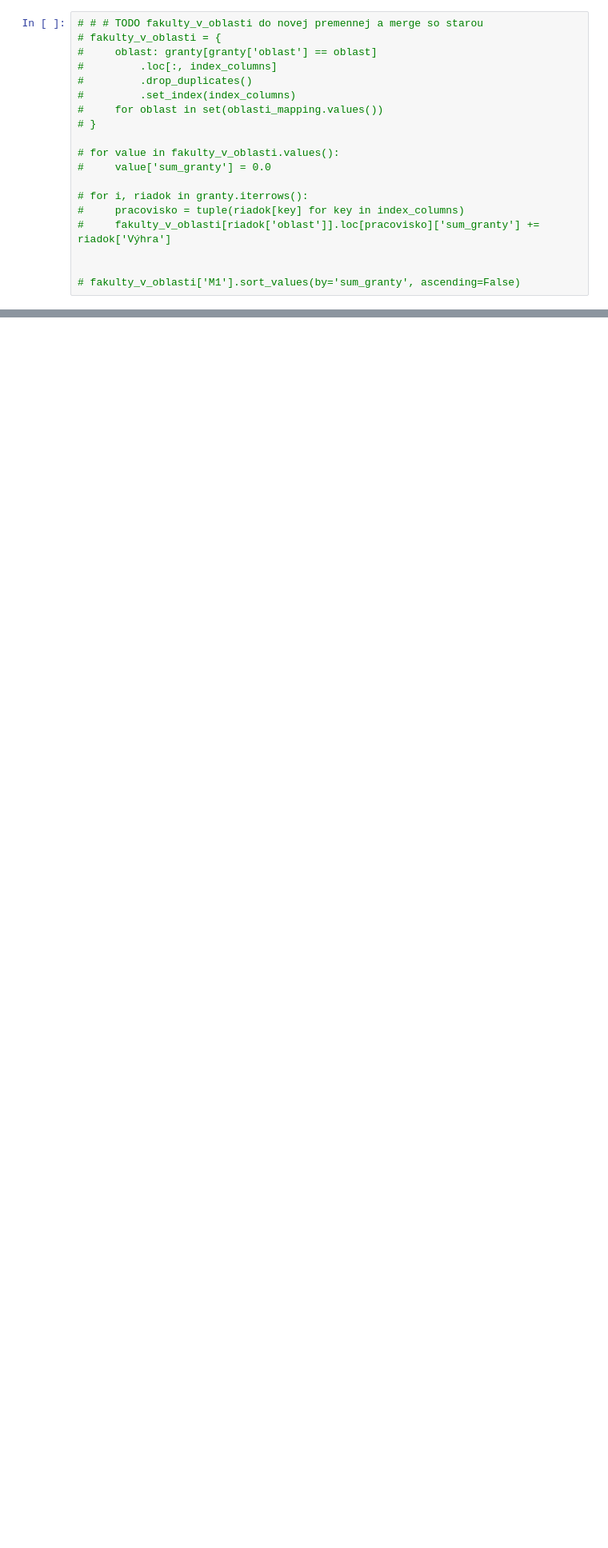
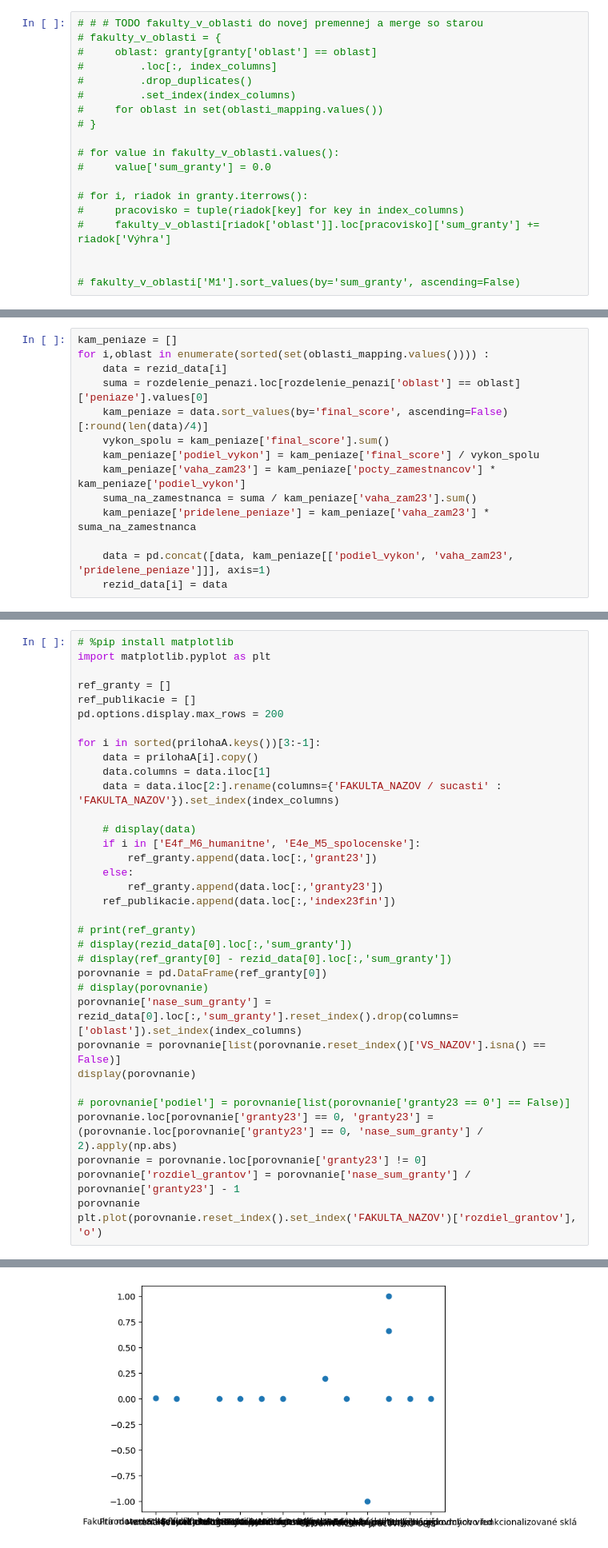
Before and after one commit to kiwaikiki/rozpis-dotacii-sr-vs, a Jupyter notebook: src/analyze.ipynb, the cells around one changed output, grey strips where cells are left out. Shown: that part at 80% size. Drawn from its saved outputs; the diff is of its cells as text; blank space fills up the shorter version.

```diff
--- a/src/analyze.ipynb
+++ b/src/analyze.ipynb
@@ -378,0 +844,14 @@ rezid_data
+# %%
+kam_peniaze = []
+for i,oblast in enumerate(sorted(set(oblasti_mapping.values()))) :
+    data = rezid_data[i]
+    suma = rozdelenie_penazi.loc[rozdelenie_penazi['oblast'] == oblast]['peniaze'].values[0]
+    kam_peniaze = data.sort_values(by='final_score', ascending=False)[:round(len(data)/4)]
+    vykon_spolu = kam_peniaze['final_score'].sum()
+    kam_peniaze['podiel_vykon'] = kam_peniaze['final_score'] / vykon_spolu
+    kam_peniaze['vaha_zam23'] = kam_peniaze['pocty_zamestnancov'] * kam_peniaze['podiel_vykon']
+    suma_na_zamestnanca = suma / kam_peniaze['vaha_zam23'].sum()
+    kam_peniaze['pridelene_peniaze'] = kam_peniaze['vaha_zam23'] * suma_na_zamestnanca
+
+    data = pd.concat([data, kam_peniaze[['podiel_vykon', 'vaha_zam23', 'pridelene_peniaze']]], axis=1)
+    rezid_data[i] = data
@@ -378,0 +880,36 @@ rezid_data
+# %%
+# %pip install matplotlib
+import matplotlib.pyplot as plt
+
+ref_granty = []
+ref_publikacie = []
+pd.options.display.max_rows = 200
+
+for i in sorted(prilohaA.keys())[3:-1]:
+    data = prilohaA[i].copy()
+    data.columns = data.iloc[1]
+    data = data.iloc[2:].rename(columns={'FAKULTA_NAZOV / sucasti' : 'FAKULTA_NAZOV'}).set_index(index_columns)
+
+    # display(data)
+    if i in ['E4f_M6_humanitne', 'E4e_M5_spolocenske']:
+        ref_granty.append(data.loc[:,'grant23'])
+    else:
+        ref_granty.append(data.loc[:,'granty23'])
+    ref_publikacie.append(data.loc[:,'index23fin'])
+
+# print(ref_granty)
+# display(rezid_data[0].loc[:,'sum_granty'])
+# display(ref_granty[0] - rezid_data[0].loc[:,'sum_granty'])
+porovnanie = pd.DataFrame(ref_granty[0])
+# display(porovnanie)
+porovnanie['nase_sum_granty'] = rezid_data[0].loc[:,'sum_granty'].reset_index().drop(columns=['oblast']).set_index(index_columns)
+porovnanie = porovnanie[list(porovnanie.reset_index()['VS_NAZOV'].isna() == False)]
+display(porovnanie)
+
+# porovnanie['podiel'] = porovnanie[list(porovnanie['granty23 == 0'] == False)]
+porovnanie.loc[porovnanie['granty23'] == 0, 'granty23'] = (porovnanie.loc[porovnanie['granty23'] == 0, 'nase_sum_granty'] / 2).apply(np.abs)
+porovnanie = porovnanie.loc[porovnanie['granty23'] != 0]
+porovnanie['rozdiel_grantov'] = porovnanie['nase_sum_granty'] / porovnanie['granty23'] - 1
+porovnanie
+plt.plot(porovnanie.reset_index().set_index('FAKULTA_NAZOV')['rozdiel_grantov'], 'o')
+# %% [output]
@@ -379,3 +935,4 @@ rezid_data
+[figure, added]
 # %% [markdown]
 ## TODO
 
```
Also changed, not shown: parts of 23 cells of this notebook.
